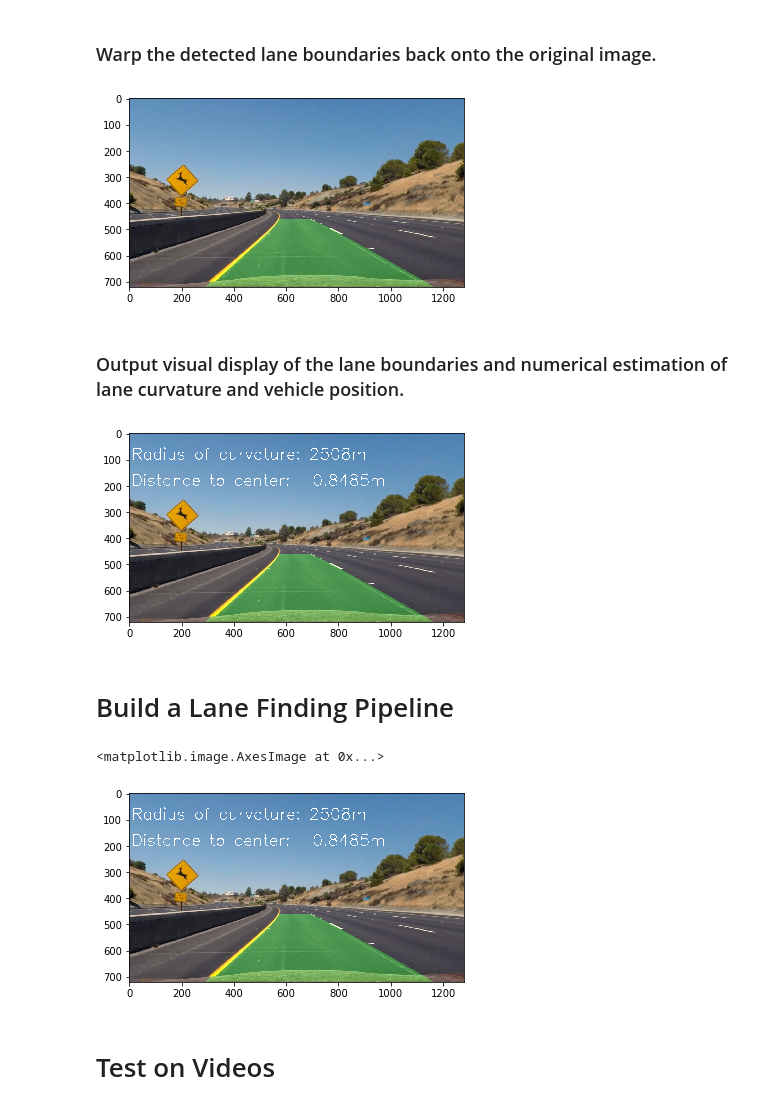
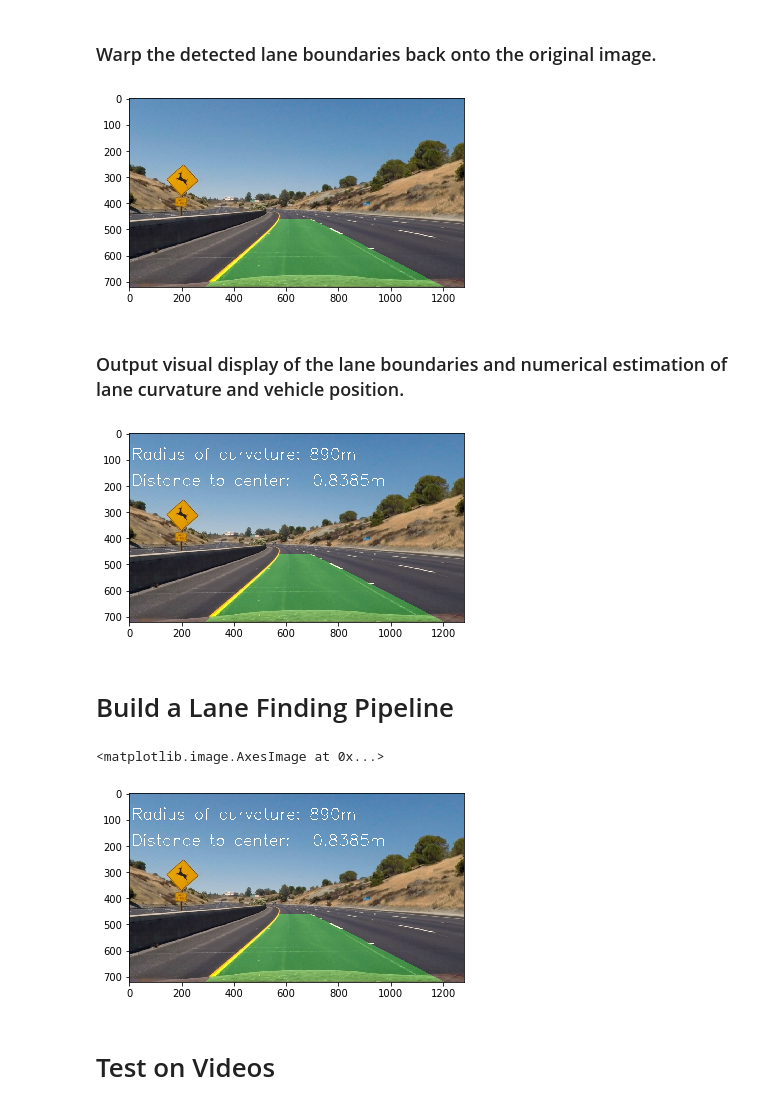
Before and after one commit to ChengJoyceJi/CarND-Advanced-Lane-Lines, a Jupyter notebook: P2.ipynb, the cells around one changed output. Saved outputs shown, nothing was run; the diff lists cells and outputs as text; code cells hidden in the pictures.

```diff
--- a/P2.ipynb
+++ b/P2.ipynb
@@ -428,7 +434,7 @@ def fit_poly(img_shape, leftx, lefty, rightx, righty):
     left_fitx = left_fit[0]*ploty**2 + left_fit[1]*ploty + left_fit[2]
     right_fitx = right_fit[0]*ploty**2 + right_fit[1]*ploty + right_fit[2]
 
-    return left_fitx, right_fitx, ploty
+    return left_fitx, right_fitx, ploty, left_fit, right_fit
 
 def search_around_poly(binary_warped, left_fit, right_fit):
     # HYPERPARAMETER
@@ -440,6 +446,9 @@ def search_around_poly(binary_warped, left_fit, right_fit):
     nonzero = binary_warped.nonzero()
     nonzeroy = np.array(nonzero[0])
     nonzerox = np.array(nonzero[1])
+
+    if left_fit is None or right_fit is None:
+        return binary_warped, None, None, None, Line(None, None, None), Line(None, None, None)
 
     # Set the area of search based on activated x-values
     # within the +/- margin of our polynomial function
@@ -455,7 +464,10 @@ def search_around_poly(binary_warped, left_fit, right_fit):
     righty = nonzeroy[right_lane_inds]
 
     # Fit new polynomials
-    left_fitx, right_fitx, ploty = fit_poly(binary_warped.shape, leftx, lefty, rightx, righty)
+    if leftx is None or len(leftx) == 0 or rightx is None or len(rightx) == 0:
+        return binary_warped, None, None, None, Line(None, None, None), Line(None, None, None)
+
+    left_fitx, right_fitx, ploty, left_fit, right_fit = fit_poly(binary_warped.shape, leftx, lefty, rightx, righty)
 
     ## Visualization ##
     # Create an image to draw on and an image to show the selection window
@@ -486,11 +498,18 @@ def search_around_poly(binary_warped, left_fit, right_fit):
     plt.plot(right_fitx, ploty, color='yellow')
     ## End visualization steps ##
 
-    return result
+    left_line_obj = Line(left_fit, leftx, lefty)
+    right_line_obj = Line(right_fit, rightx, righty)
+
+    for i in range (len(left_fitx)):
+        if left_fitx[i] > right_fitx[i]:
+            return result, ploty, left_fitx, right_fitx, Line(None, None, None), Line(None, None, None)
+
+    return result, ploty, left_fitx, right_fitx, left_line_obj, right_line_obj
 
 # Run image through the pipeline
-out_img, ploty, left_fit, right_fit, left_fitx, right_fitx = fit_polynomial(warped, plot_polynomial=True)
-result = search_around_poly(warped, left_fit, right_fit)
+out_img, ploty, left_fitx, right_fitx, left_line_obj, right_line_obj = fit_polynomial(warped, plot_polynomial=True)
+result, ploty, left_fitx, right_fitx, left_line_obj, right_line_obj = search_around_poly(warped, left_line_obj.current_fit, right_line_obj.current_fit)
 
 # View your output
 plt.imshow(result)
@@ -514,9 +533,15 @@ def measure_curvature_real(ploty, left_fit, right_fit):
     # We'll choose the maximum y-value, corresponding to the bottom of the image
     y_eval = np.max(ploty)
 
+    # find the corrected fitted polynomial in world space
+    left_fit_x = left_fit[0] * ploty**2 + left_fit[1] * ploty + left_fit[2]
+    left_fit_cr = np.polyfit(ploty * ym_per_pix, left_fit_x * xm_per_pix, 2)
+    right_fit_x = right_fit[0] * ploty**2 + right_fit[1] * ploty + right_fit[2]
+    right_fit_cr = np.polyfit(ploty * ym_per_pix, right_fit_x * xm_per_pix, 2)
+
     # Implement the calculation of R_curve (radius of curvature)
-    left_curverad = (1 + (2 * left_fit[0] * y_eval * ym_per_pix + left_fit[1])**2)**(1.5) / np.absolute(2 * left_fit[0])
-    right_curverad = (1 + (2 * right_fit[0] * y_eval * ym_per_pix + right_fit[1])**2)**(1.5) / np.absolute(2 * right_fit[0])
+    left_curverad = (1 + (2 * left_fit_cr[0] * y_eval * ym_per_pix + left_fit_cr[1])**2)**(1.5) / np.absolute(2 * left_fit_cr[0])
+    right_curverad = (1 + (2 * right_fit_cr[0] * y_eval * ym_per_pix + right_fit_cr[1])**2)**(1.5) / np.absolute(2 * right_fit_cr[0])
 
     if left_curverad is not None and right_curverad is not None:
         return (left_curverad + right_curverad) / 2
@@ -548,8 +573,8 @@ def distance_to_center(binary_warped, ploty, left_fit, right_fit):
     return distance
 
 # Calculate the radius of curvature in meters for both lane lines
-curvature = measure_curvature_real(ploty, left_fit, right_fit)
-distance = distance_to_center(warped, ploty, left_fit, right_fit)
+curvature = measure_curvature_real(ploty, left_line_obj.current_fit, right_line_obj.current_fit)
+distance = distance_to_center(warped, ploty, left_line_obj.current_fit, right_line_obj.current_fit)
 
 print(curvature, 'm', distance, 'm')
 # %% [output]
@@ -581,22 +606,22 @@ def new_warp(image, undist, ploty, left_fitx, right_fitx, src, dist):
 
 new_warp_result = new_warp(warped, undist, ploty, left_fitx, right_fitx, src, dist)
 plt.imshow(new_warp_result)
-mpimg.imsave('output_images/'+'new_warp_'+image_name, new_warp_result, cmap='gray')
+mpimg.imsave('output_images/'+'new_warp_'+image_name, new_warp_result)
 # %% [output]
-[figure, old version]
+[figure, new version]
 # %% [markdown]
 ### Output visual display of the lane boundaries and numerical estimation of lane curvature and vehicle position.
 # %%
 def add_curvature_distance_text(image, curvature, distance):
     image = image.copy()
     cv2.putText(image, 'Radius of curvature: ' + str(int(curvature)) + 'm', (10, 100), 0, 2, (255,255,255), 2)
     cv2.putText(image, 'Distance to center: ' + str(round(distance, 4)) + 'm', (10, 200), 0, 2, (255,255,255), 2)
     return image
 
 output_with_text = add_curvature_distance_text(new_warp_result, curvature, distance)
 plt.imshow(output_with_text)
-mpimg.imsave('output_images/'+'output_with_text_'+image_name, output_with_text, cmap='gray')
+mpimg.imsave('output_images/'+'output_with_text_'+image_name, output_with_text)
 # %% [output]
-[figure, old version]
+[figure, new version]
 # %% [markdown]
 # Build a Lane Finding Pipeline
@@ -603,5 +634,10 @@ mpimg.imsave('output_images/'+'output_with_text_'+image_name, output_with_text,
 # %%
 def pipeline(image):
+    global left_line_obj
+    global right_line_obj
+    global pipeline_ploty
+    global pipeline_left_fitx
+    global pipeline_right_fitx
     img_size = (image.shape[1], image.shape[0])
     src = np.float32(
         [[(img_size[0] / 2) - 55, img_size[1] / 2 + 100],
@@ -617,16 +653,26 @@ def pipeline(image):
     # undistort the image
     undist = undistort(image)
     # Apply color and gradiant
-    _, binary = color_and_gradients(undist)
+    binary = color_and_gradients(undist)
     # Apply perspective transform
     warped = warper(binary, src, dist)
     # Find lane boundary
-    out_image, ploty, left_fit, right_fit, left_fitx, right_fitx = fit_polynomial(warped)
+    result, new_ploty, new_left_fitx, new_right_fitx, new_left_line, new_right_line = search_around_poly(warped, copy.deepcopy(left_line_obj.current_fit), copy.deepcopy(right_line_obj.current_fit))
+    if new_ploty is None or len(new_ploty) == 0 or new_left_line.current_fit is None or new_right_line.current_fit is None:
+        out_image, new_ploty, new_left_fitx, new_right_fitx, new_left_line, new_right_line = fit_polynomial(warped)
+    if new_ploty is not None and len(new_ploty) > 0 and new_left_line.current_fit is not None and new_right_line.current_fit is not None and len(new_left_fitx) > 0 and len(new_right_fitx) > 0:
+        left_line_obj = new_left_line.copy()
+        right_line_obj = new_right_line.copy()
+        pipeline_ploty = copy.deepcopy(new_ploty)
+        pipeline_left_fitx = copy.deepcopy(new_left_fitx)
+        pipeline_right_fitx = copy.deepcopy(new_right_fitx)
     # Calculate curvature of the lane and vehicle position with respect to center
-    curvature = measure_curvature_real(ploty, left_fit, right_fit)
-    distance = distance_to_center(warped, ploty, left_fit, right_fit)
+    left_fit = left_line_obj.current_fit
+    right_fit = right_line_obj.current_fit
+    curvature = measure_curvature_real(pipeline_ploty, left_fit, right_fit)
+    distance = distance_to_center(warped, pipeline_ploty, left_fit, right_fit)
     # Warp the lane boundaries back onto the original image
-    unwarped_with_boundries = new_warp(warped, undist, ploty, left_fitx, right_fitx, src, dist)
+    unwarped_with_boundries = new_warp(warped, undist, pipeline_ploty, pipeline_left_fitx, pipeline_right_fitx, src, dist)
     output_result = add_curvature_distance_text(unwarped_with_boundries, curvature, distance)
     return output_result
 
@@ -634,7 +680,7 @@ test_image = mpimg.imread('test_images/test2.jpg')
 plt.imshow(pipeline(test_image))
 # %% [output]
 <matplotlib.image.AxesImage at 0x...>
-[figure, old version]
+[figure, new version]
 # %% [markdown]
 # Test on Videos
 # %%
```
Also changed, not shown: parts of 12 cells of this notebook, 14 other files.
